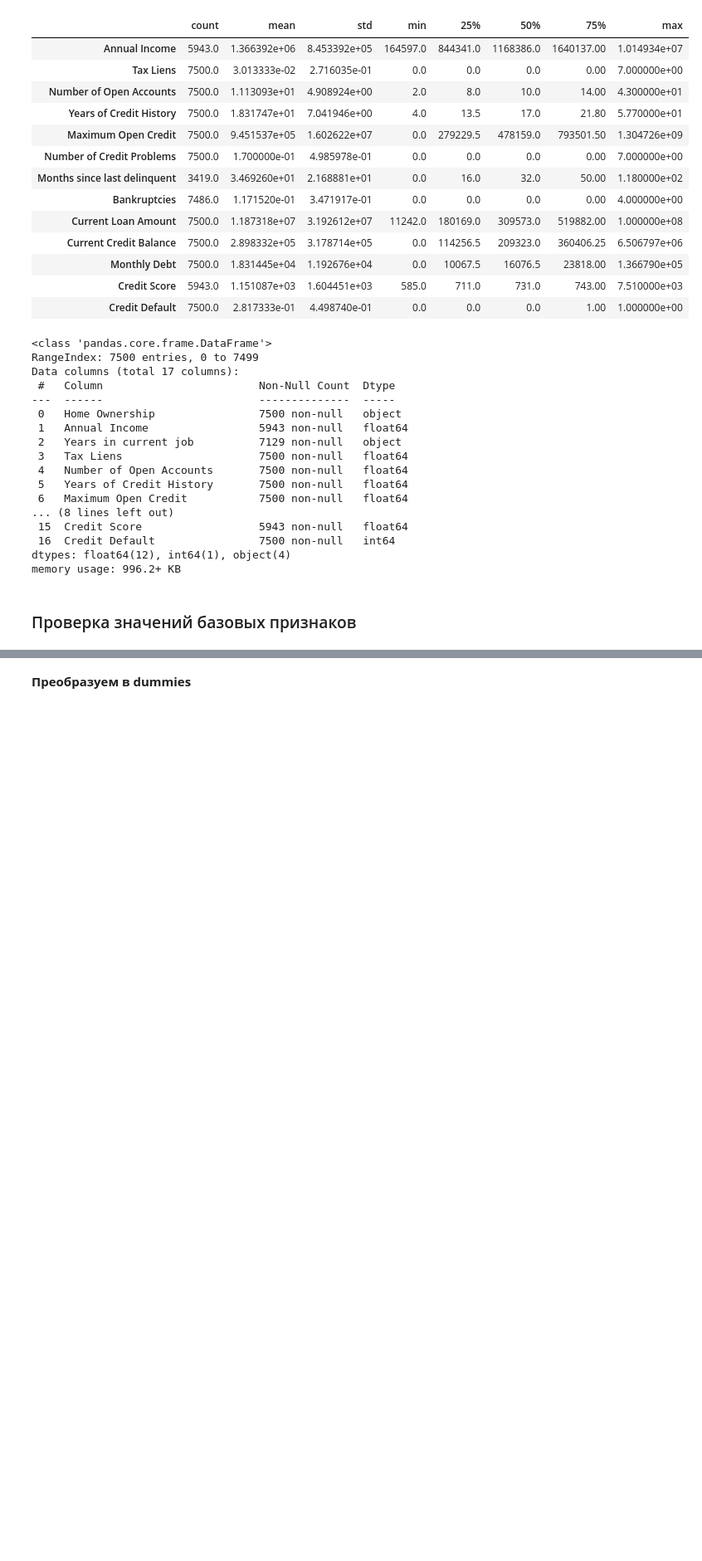
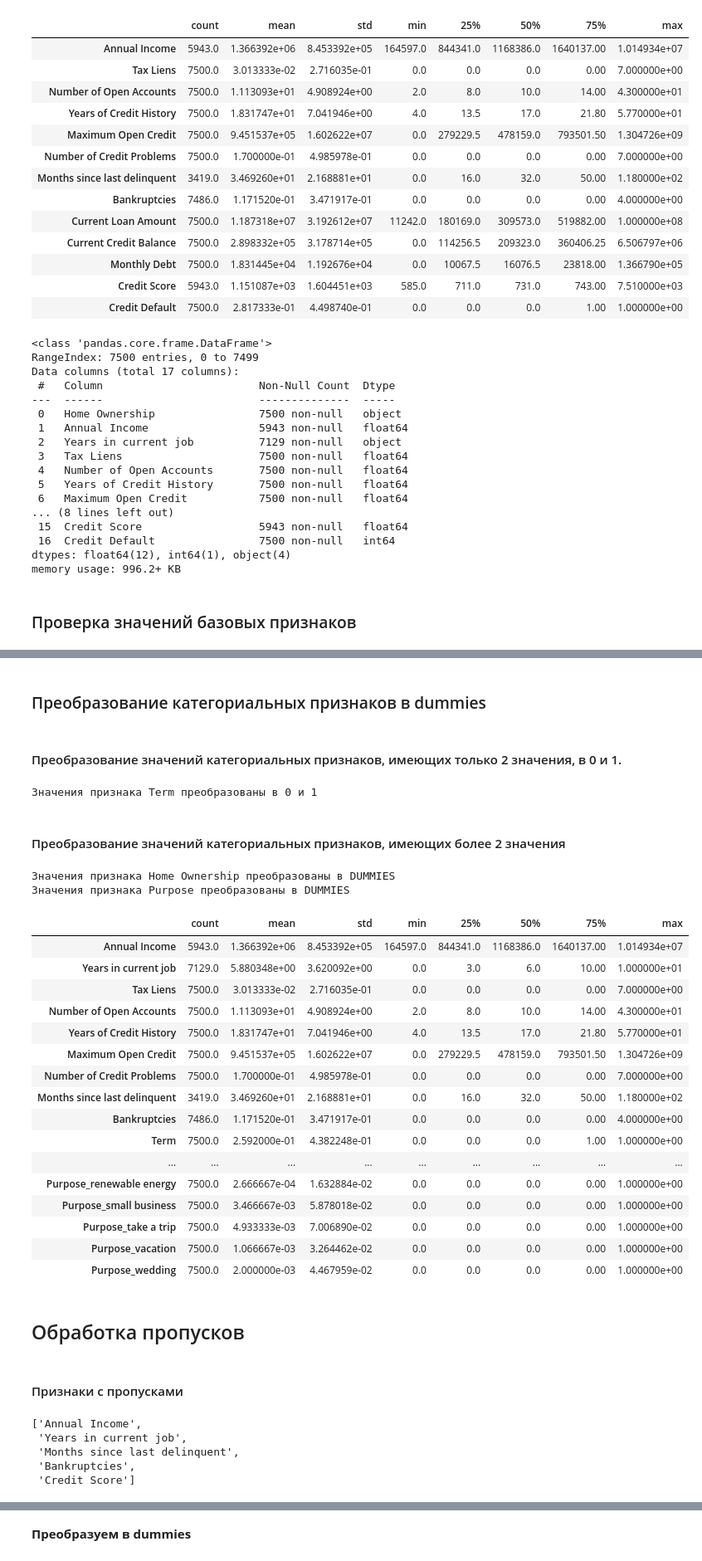
Before and after one commit to damkh/gb_py_data_sci_2020-07-20, a Jupyter notebook: course_project/Course_project_v2.ipynb, the cells around one changed output, grey strips where cells are left out. Shown at 83% size. Drawn from its saved outputs; the diff is of its cells as text; code cells hidden in the pictures; blank space fills up the shorter version.

```diff
--- a/course_project/Course_project_v2.ipynb
+++ b/course_project/Course_project_v2.ipynb
@@ -173,0 +202,7 @@ array(['Own Home', 'Home Mortgage', 'Rent', 'Have Mortgage'], dtype=object)
+# %%
+for feature in features_to_int:
+    try:
+        df_train[feature] = df_train[feature].astype(int)
+        print(f"Значения признака \033[1m{feature}\033[0m преобразованы в int")
+    except:
+        print(f"Проблема с признаком {feature}:\n {i}")
@@ -173,0 +221,64 @@ array(['Own Home', 'Home Mortgage', 'Rent', 'Have Mortgage'], dtype=object)
+# %%
+df_train.replace({'Years in current job': {
+    '< 1 year': 0,
+    '1 year': 1,
+    '2 years': 2,
+    '3 years': 3,
+    '4 years': 4,
+    '5 years': 5,
+    '6 years': 6,
+    '7 years': 7,
+    '8 years': 8,
+    '9 years': 9,
+    '10+ years': 10
+}}, inplace=True)
+# %% [markdown]
+### Преобразование категориальных признаков в dummies
+# %% [markdown]
+#### Преобразование значений категориальных признаков, имеющих только 2 значения, в 0 и 1.
+# %%
+df_train.replace({'Term': {'Short Term': 0, 'Long Term': 1}}, inplace=True)
+print(f"Значения признака \033[1mTerm\033[0m преобразованы в 0 и 1")
+# %% [output]
+Значения признака Term преобразованы в 0 и 1
+# %% [markdown]
+#### Преобразование значений категориальных признаков, имеющих более 2 значения
+# %%
+for feature in df_train.select_dtypes(include='object').columns:
+    df_train = pd.concat([df_train, pd.get_dummies(df_train[feature], prefix=feature)], axis=1)
+    print(f"Значения признака \033[1m{feature}\033[0m преобразованы в DUMMIES")
+# %% [output]
+Значения признака Home Ownership преобразованы в DUMMIES
+Значения признака Purpose преобразованы в DUMMIES
+# %%
+df_train.describe().T
+# %% [output]
+|  | count | mean | std | min | 25% | 50% | 75% | max |
+| Annual Income | 5943.0 | 1.366392e+06 | 8.453392e+05 | 164597.0 | 844341.0 | 1168386.0 | 1640137.00 | 1.014934e+07 |
+| Years in current job | 7129.0 | 5.880348e+00 | 3.620092e+00 | 0.0 | 3.0 | 6.0 | 10.00 | 1.000000e+01 |
+| Tax Liens | 7500.0 | 3.013333e-02 | 2.716035e-01 | 0.0 | 0.0 | 0.0 | 0.00 | 7.000000e+00 |
+| Number of Open Accounts | 7500.0 | 1.113093e+01 | 4.908924e+00 | 2.0 | 8.0 | 10.0 | 14.00 | 4.300000e+01 |
+| Years of Credit History | 7500.0 | 1.831747e+01 | 7.041946e+00 | 4.0 | 13.5 | 17.0 | 21.80 | 5.770000e+01 |
+| Maximum Open Credit | 7500.0 | 9.451537e+05 | 1.602622e+07 | 0.0 | 279229.5 | 478159.0 | 793501.50 | 1.304726e+09 |
+| Number of Credit Problems | 7500.0 | 1.700000e-01 | 4.985978e-01 | 0.0 | 0.0 | 0.0 | 0.00 | 7.000000e+00 |
+| Months since last delinquent | 3419.0 | 3.469260e+01 | 2.168881e+01 | 0.0 | 16.0 | 32.0 | 50.00 | 1.180000e+02 |
+| Bankruptcies | 7486.0 | 1.171520e-01 | 3.471917e-01 | 0.0 | 0.0 | 0.0 | 0.00 | 4.000000e+00 |
+| Term | 7500.0 | 2.592000e-01 | 4.382248e-01 | 0.0 | 0.0 | 0.0 | 1.00 | 1.000000e+00 |
+| ... | ... | ... | ... | ... | ... | ... | ... | ... |
+| Purpose_renewable energy | 7500.0 | 2.666667e-04 | 1.632884e-02 | 0.0 | 0.0 | 0.0 | 0.00 | 1.000000e+00 |
+| Purpose_small business | 7500.0 | 3.466667e-03 | 5.878018e-02 | 0.0 | 0.0 | 0.0 | 0.00 | 1.000000e+00 |
+| Purpose_take a trip | 7500.0 | 4.933333e-03 | 7.006890e-02 | 0.0 | 0.0 | 0.0 | 0.00 | 1.000000e+00 |
+| Purpose_vacation | 7500.0 | 1.066667e-03 | 3.264462e-02 | 0.0 | 0.0 | 0.0 | 0.00 | 1.000000e+00 |
+| Purpose_wedding | 7500.0 | 2.000000e-03 | 4.467959e-02 | 0.0 | 0.0 | 0.0 | 0.00 | 1.000000e+00 |
+# %% [markdown]
+## Обработка пропусков
+# %% [markdown]
+#### Признаки с пропусками
+# %%
+features_with_nans
+# %% [output]
+['Annual Income',
+ 'Years in current job',
+ 'Months since last delinquent',
+ 'Bankruptcies',
+ 'Credit Score']
```
Also changed, not shown: parts of 63 cells of this notebook.
